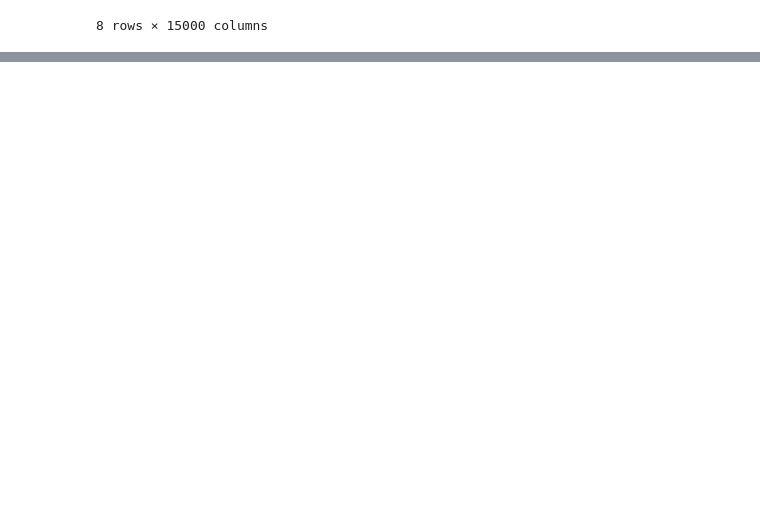
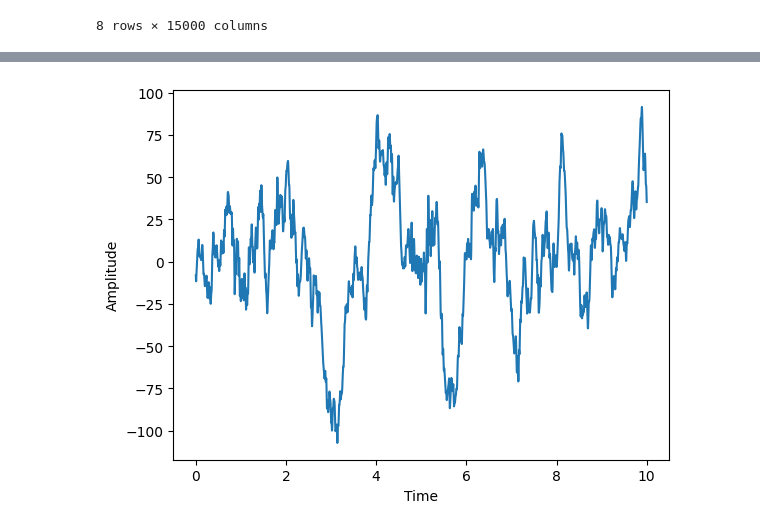
Before and after one commit to nicholas-ackley/CS4485, a Jupyter notebook: sample.ipynb, the cells around one changed output, grey strips where cells are left out. Drawn from its saved outputs; the diff is of its cells as text; code cells hidden in the pictures; blank space fills up the shorter version.

```diff
--- a/sample.ipynb
+++ b/sample.ipynb
@@ -171,0 +132,13 @@ MemoryError:
+# %%
+# Choosing sub-001 for AD and sub-065 for HC
+# P3 lead : index % 19 == 6
+openneuro_P3_lead_AD = openneuro_X.iloc[0] # get sub-001
+openneuro_P3_lead_HC = openneuro_X.iloc[64] # get sub-065
+
+openneuro_P3_lead_AD = openneuro_P3_lead_AD[openneuro_P3_lead_AD.index % 19 == 6] # keep only lead #6 (zero-indexed), which is P3
+openneuro_P3_lead_HC = openneuro_P3_lead_HC[openneuro_P3_lead_HC.index % 19 == 6]
+
+openneuro_P3_lead_AD.reset_index(inplace=True, drop=True)
+openneuro_P3_lead_HC.reset_index(inplace=True, drop=True)
+
+openneuro_P3_lead_AD
@@ -171,0 +170,10 @@ MemoryError:
+# %%
+openneuro_P3_lead_HC.index /= 500 # convert index to time
+openneuro_P3_lead_HC = openneuro_P3_lead_HC.loc[:10] # take first 10 seconds
+
+openneuro_P3_lead_HC.plot()
+plt.xlabel('Time')
+plt.ylabel('Amplitude')
+plt.show()
+# %% [output]
+[figure, added]
```
Also changed, not shown: parts of 15 cells of this notebook.
